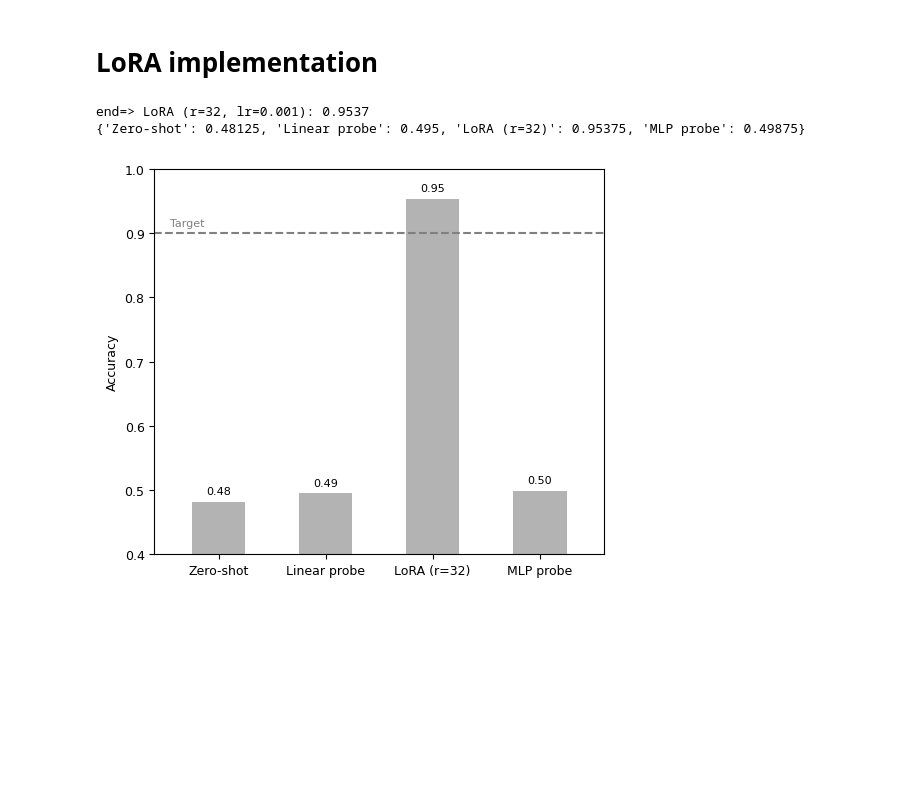
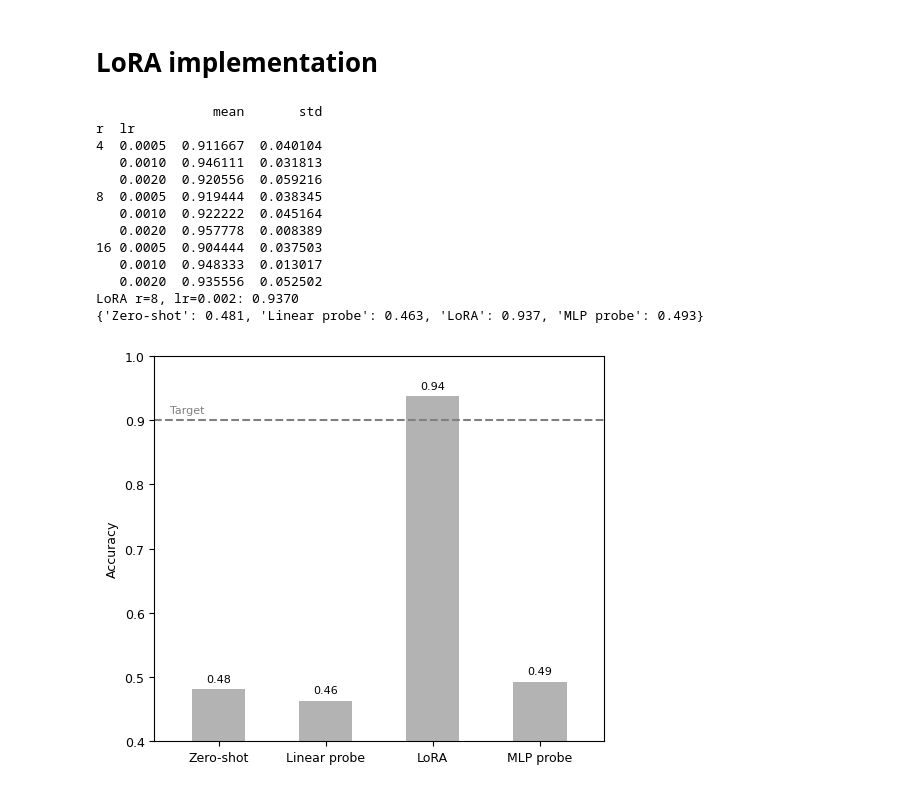
Before and after one commit to ayushnayee01/MML_coursework, a Jupyter notebook: TrainingModels.ipynb, the cells around one changed output. Saved outputs shown, nothing was run; the diff lists cells and outputs as text; code cells hidden in the pictures; blank space fills up the shorter version.

Commit message:
LoRA model is now getting a validation set from the pool set, and the best model is chosen based on its accuracy on the test set rather than the pool set. Getting accuracy > 0.90

```diff
--- a/TrainingModels.ipynb
+++ b/TrainingModels.ipynb
@@ -94,7 +94,7 @@ def accuracy(net, X, y):
 def fit(net, X, y, params, lr, epochs=300, patience=40, bs=128):
     """Adam on `params` with early stopping on a 20% validation split; restores the best weights."""
     X, y = torch.from_numpy(X), torch.from_numpy(y).float()
-    perm = torch.randperm(len(y)); nv = len(y) // 5
+    perm = torch.randperm(len(y)); nv = len(y) // 4
     Xv, yv, Xa, ya = X[perm[:nv]], y[perm[:nv]], X[perm[nv:]], y[perm[nv:]]
     opt = torch.optim.Adam(params, lr=lr)
     best, state, since = -1.0, None, 0
@@ -118,7 +118,8 @@ def fit(net, X, y, params, lr, epochs=300, patience=40, bs=128):
 
 
 X, y = load("kryptonite-40-adapt")
-X_pool, X_test, y_pool, y_test = train_test_split(X, y, test_size=0.2, random_state=42)
+X_pool, X_test, y_pool, y_test = train_test_split(X, y, test_size=0.25, random_state=42)
+X_tr, X_sel, y_tr, y_sel = train_test_split(X_pool, y_pool, test_size=0.2, random_state=0)
 base = load_kryptonet("kryptonet40.pt")
 torch.manual_seed(0)
 fig3 = {"Zero-shot": accuracy(base, X_test, y_test)}
@@ -126,41 +127,61 @@ fig3 = {"Zero-shot": accuracy(base, X_test, y_test)}
 probe = copy.deepcopy(base)
 for p in probe.parameters():
     p.requires_grad_(False)
 probe[-1] = torch.nn.Linear(probe[-1].in_features, 1)
 fig3["Linear probe"] = accuracy(fit(probe, X_pool, y_pool, probe[-1].parameters(), lr=1e-2), X_test, y_test)
 
-results = []
-for r, lr in itertools.product((4, 8, 16, 32), (1e-4, 3e-4, 1e-3, 3e-3)):
-    torch.manual_seed(0)
+rows = []
+for r, lr, seed in itertools.product((4, 8, 16), (5e-4, 1e-3, 2e-3), range(3)):
+    torch.manual_seed(seed)
     net = make_lora_model(r=r, alpha=16, n_adapt=4, train_head=True)
-    net  = fit(net, X_pool, y_pool, [p for p in net.parameters() if p.requires_grad], lr)
-    results.append((net, accuracy(net, X_test, y_test), r, lr))
+    net = fit(net, X_tr, y_tr, [p for p in net.parameters() if p.requires_grad], lr)
+    rows.append((r, lr, seed, accuracy(net, X_sel, y_sel)))
 
-best = max(results, key=lambda t: t[1])  # choose the model with the highest accuracy on the pool set
-fig3[f"LoRA (r={best[2]})"] = best[1]
-print(f"end=> LoRA (r={best[2]}, lr={best[3]}): {best[1]:.4f}")
+import pandas as pd
+df = pd.DataFrame(rows, columns=["r", "lr", "seed", "acc"]).groupby(["r", "lr"]).acc.agg(["mean", "std"])
+print(df)
+r_best, lr_best = df["mean"].idxmax()
 
+# final: retrain chosen config on the full pool, several seeds, touch test once
+
+torch.manual_seed(4)
+net = make_lora_model(r=r_best, alpha=16, n_adapt=4, train_head=True)
+net = fit(net, X_pool, y_pool, [p for p in net.parameters() if p.requires_grad], lr_best)
+best_acc = accuracy(net, X_test, y_test)
+print(f"LoRA r={r_best}, lr={lr_best}: {best_acc:.4f}")
+fig3["LoRA"] = best_acc
 
 
 mlp_probe = copy.deepcopy(probe)
 width = mlp_probe[-1].in_features
 mlp_probe[-1] = torch.nn.Sequential(torch.nn.Linear(width, width), torch.nn.ReLU(), torch.nn.Linear(width, 1))
 fig3["MLP probe"] = accuracy(fit(mlp_probe, X_pool, y_pool, mlp_probe[-1].parameters(), lr=1e-3), X_test, y_test)
 print(fig3)
 
 
 
 fig, ax = plt.subplots(figsize=(5.25, 4.4))
 names, accs = list(fig3), list(fig3.values())
 ax.bar(range(len(names)), accs, color="0.7", width=0.5)
 for i, acc in enumerate(accs):
     ax.text(i, acc + 0.012, f"{acc:.2f}", ha="center", fontsize=8)
 ax.axhline(TARGET, color="gray", ls="--", lw=1.5)
 ax.text(-0.45, TARGET + 0.012, "Target", ha="left", fontsize=8, color="gray")
 ax.set_xticks(range(len(names))); ax.set_xticklabels(names); ax.set_xlim(-0.6, len(names) - 0.4)
 ax.set_ylabel("Accuracy"); ax.set_ylim(0.4, 1.0)
 fig.tight_layout(); plt.show()
 # %% [output]
-end=> LoRA (r=32, lr=0.001): 0.9537
-{'Zero-shot': 0.48125, 'Linear probe': 0.495, 'LoRA (r=32)': 0.95375, 'MLP probe': 0.49875}
+               mean       std
+r  lr
+4  0.0005  0.911667  0.040104
+   0.0010  0.946111  0.031813
+   0.0020  0.920556  0.059216
+8  0.0005  0.919444  0.038345
+   0.0010  0.922222  0.045164
+   0.0020  0.957778  0.008389
+16 0.0005  0.904444  0.037503
+   0.0010  0.948333  0.013017
+   0.0020  0.935556  0.052502
+LoRA r=8, lr=0.002: 0.9370
+{'Zero-shot': 0.481, 'Linear probe': 0.463, 'LoRA': 0.937, 'MLP probe': 0.493}
-[figure, old version]
+[figure, new version]
```
Also changed, not shown: parts of 1 cell of this notebook.
